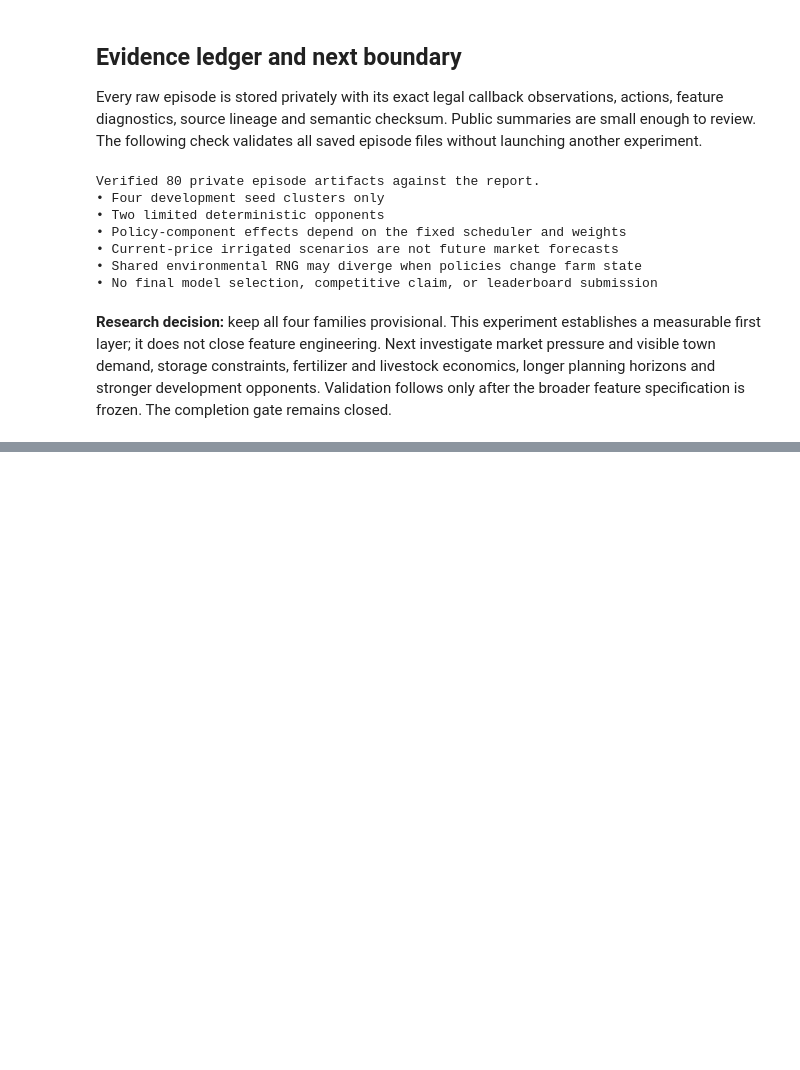
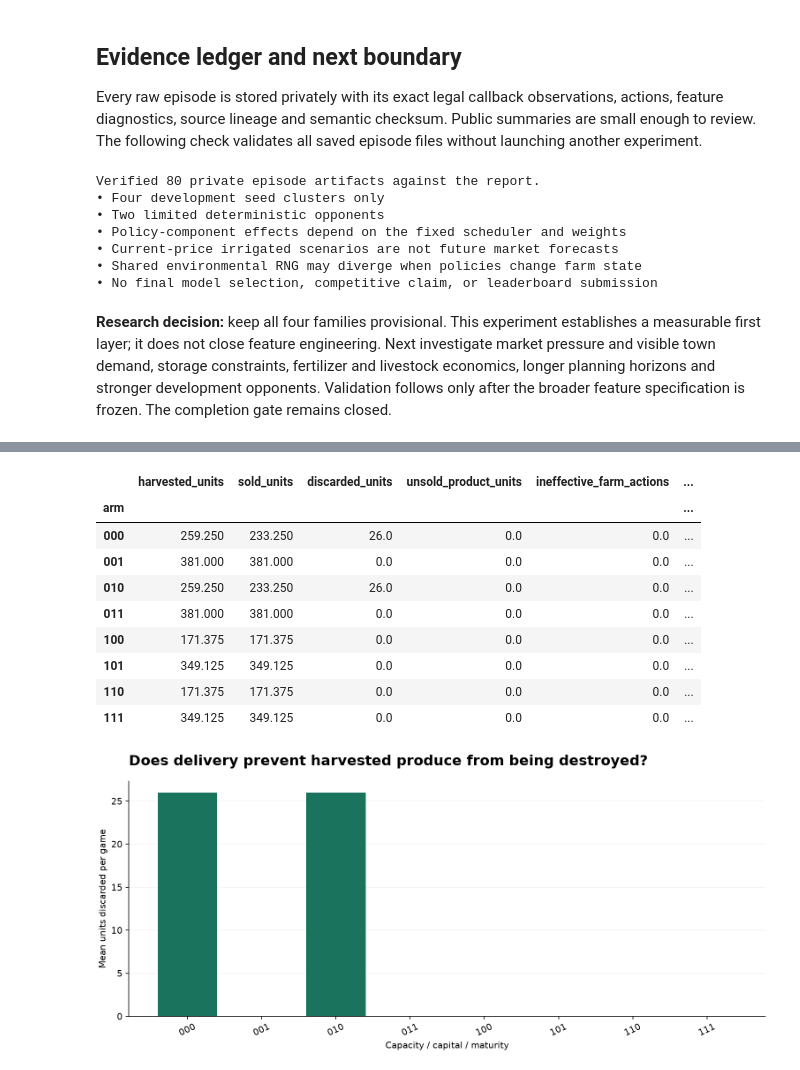
Before and after one commit to alvaromendizabal/kaggriculture, a Jupyter notebook: notebooks/02_feature_research.ipynb, the cells around one changed output, grey strips where cells are left out. Saved outputs shown, nothing was run; the diff lists cells and outputs as text; code cells hidden in the pictures; blank space fills up the shorter version.

```diff
--- a/notebooks/02_feature_research.ipynb
+++ b/notebooks/02_feature_research.ipynb
@@ -264,0 +403,39 @@ Verified 80 private episode artifacts against the report.
+# %%
+accounted = games2.sold_units + games2.unsold_product_units + games2.discarded_units
+assert (games2.harvested_units == accounted).all()
+display(
+    games2.groupby("arm")[
+        [
+            "harvested_units",
+            "sold_units",
+            "discarded_units",
+            "unsold_product_units",
+            "ineffective_farm_actions",
+            "interventions_capacity",
+            "interventions_capital",
+            "interventions_maturity",
+        ]
+    ]
+    .mean()
+    .round(3)
+)
+fig = go.Figure(go.Bar(x=groups2.index, y=groups2.mean_discarded_units, name="Discarded produce"))
+fig.update_layout(
+    title="Does delivery prevent harvested produce from being destroyed?",
+    xaxis_title="Capacity / capital / maturity",
+    yaxis_title="Mean units discarded per game",
+    xaxis_type="category",
+)
+show_figure(fig)
+# %% [output]
+|  | harvested_units | sold_units | discarded_units | unsold_product_units | ineffective_farm_actions | ... |
+| arm |  |  |  |  |  | ... |
+| 000 | 259.250 | 233.250 | 26.0 | 0.0 | 0.0 | ... |
+| 001 | 381.000 | 381.000 | 0.0 | 0.0 | 0.0 | ... |
+| 010 | 259.250 | 233.250 | 26.0 | 0.0 | 0.0 | ... |
+| 011 | 381.000 | 381.000 | 0.0 | 0.0 | 0.0 | ... |
+| 100 | 171.375 | 171.375 | 0.0 | 0.0 | 0.0 | ... |
+| 101 | 349.125 | 349.125 | 0.0 | 0.0 | 0.0 | ... |
+| 110 | 171.375 | 171.375 | 0.0 | 0.0 | 0.0 | ... |
+| 111 | 349.125 | 349.125 | 0.0 | 0.0 | 0.0 | ... |
+[figure, added]
```
Also changed, not shown: parts of 10 cells of this notebook, 25 other files.
